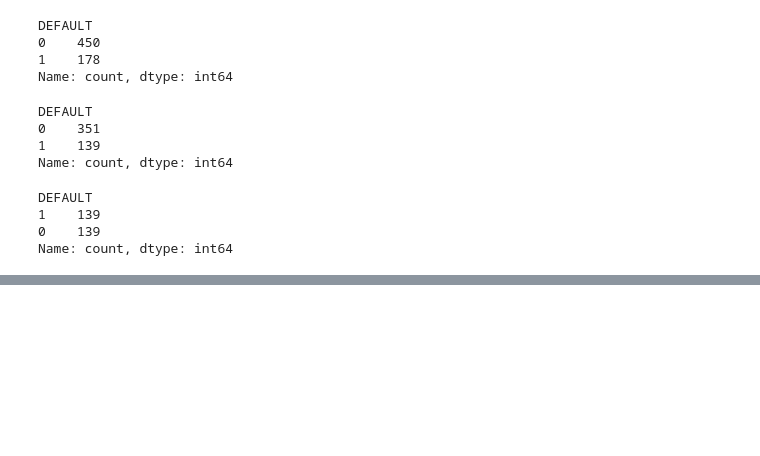
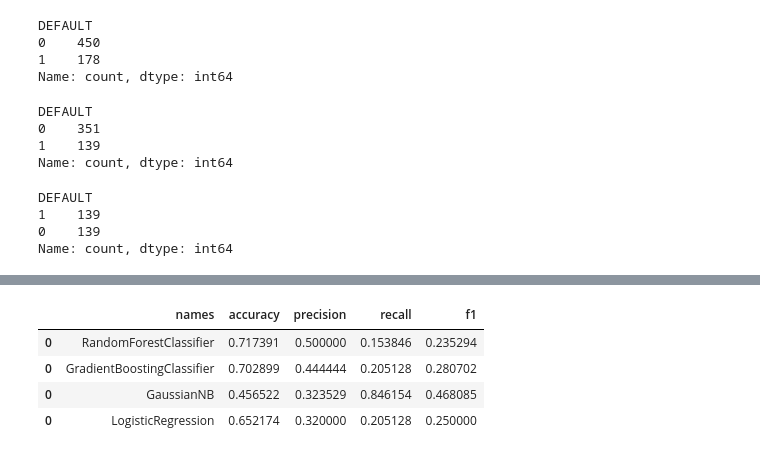
Before and after one commit to fantasy2fry/credit-score-classification-ml, a Jupyter notebook: library/test_norbert.ipynb, the cells around one changed output, grey strips where cells are left out. Saved outputs shown, nothing was run; the diff lists cells and outputs as text; code cells hidden in the pictures; blank space fills up the shorter version.

Commit message:
function for validators create

```diff
--- a/library/test_norbert.ipynb
+++ b/library/test_norbert.ipynb
@@ -91,0 +115,16 @@ s
+# %%
+# function for validators
+
+models=[RandomForestClassifier(random_state=42), GradientBoostingClassifier(random_state=42), GaussianNB(), LogisticRegression(random_state=42)]
+names=['RandomForestClassifier', 'GradientBoostingClassifier',
+       'GaussianNB', 'LogisticRegression']
+
+
+score=validate(X_train, X_val, y_train, y_val, models, names)
+score
+# %% [output]
+|  | names | accuracy | precision | recall | f1 |
+| 0 | RandomForestClassifier | 0.717391 | 0.500000 | 0.153846 | 0.235294 |
+| 0 | GradientBoostingClassifier | 0.702899 | 0.444444 | 0.205128 | 0.280702 |
+| 0 | GaussianNB | 0.456522 | 0.323529 | 0.846154 | 0.468085 |
+| 0 | LogisticRegression | 0.652174 | 0.320000 | 0.205128 | 0.250000 |
```
Also changed, not shown: parts of 5 cells of this notebook, 1 other file.
